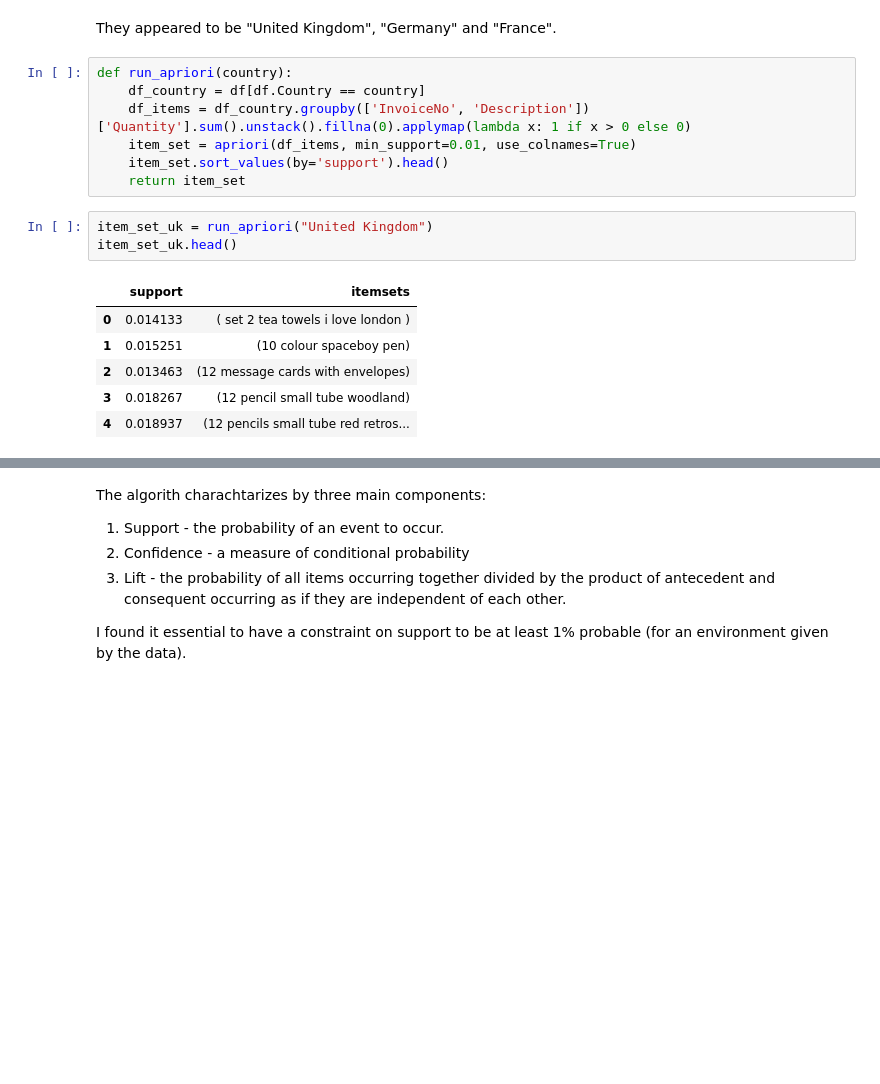
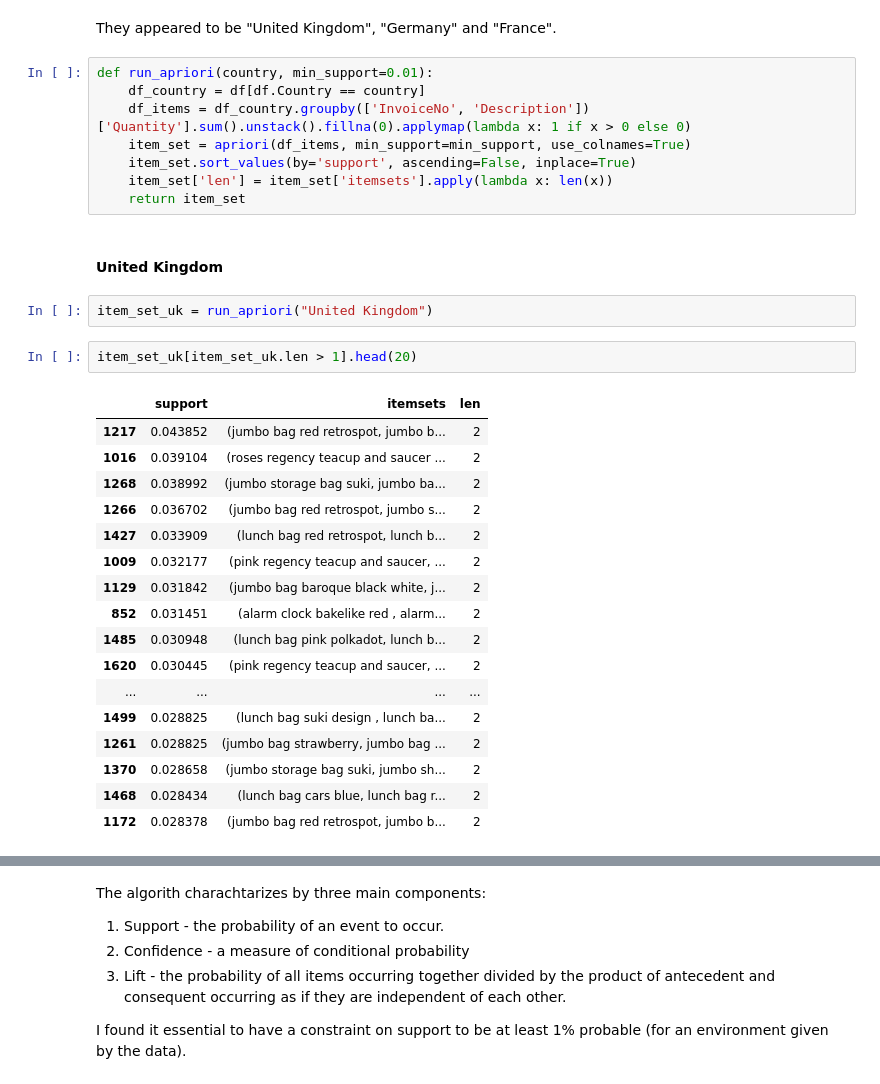
Before and after one commit to DanisAlukaev/Data-Mining, a Jupyter notebook: session01/4. Modeling.ipynb, the cells around one changed output, grey strips where cells are left out. Saved outputs shown, nothing was run; the diff lists cells and outputs as text; blank space fills up the shorter version.

```diff
--- a/session01/4. Modeling.ipynb
+++ b/session01/4. Modeling.ipynb
@@ -175,20 +175,35 @@ plt.show()
 # %% [markdown]
 They appeared to be "United Kingdom", "Germany" and "France".
 # %%
-def run_apriori(country):
+def run_apriori(country, min_support=0.01):
     df_country = df[df.Country == country]
     df_items = df_country.groupby(['InvoiceNo', 'Description'])['Quantity'].sum().unstack().fillna(0).applymap(lambda x: 1 if x > 0 else 0)
-    item_set = apriori(df_items, min_support=0.01, use_colnames=True)
-    item_set.sort_values(by='support').head()
+    item_set = apriori(df_items, min_support=min_support, use_colnames=True)
+    item_set.sort_values(by='support', ascending=False, inplace=True)
+    item_set['len'] = item_set['itemsets'].apply(lambda x: len(x))
     return item_set
+# %% [markdown]
+#### United Kingdom
 # %%
 item_set_uk = run_apriori("United Kingdom")
-item_set_uk.head()
-# %% [output]
-|  | support | itemsets |
-| 0 | 0.014133 | ( set 2 tea towels i love london ) |
-| 1 | 0.015251 | (10 colour spaceboy pen) |
-| 2 | 0.013463 | (12 message cards with envelopes) |
-| 3 | 0.018267 | (12 pencil small tube woodland) |
-| 4 | 0.018937 | (12 pencils small tube red retros... |
+# %%
+item_set_uk[item_set_uk.len > 1].head(20)
+# %% [output]
+|  | support | itemsets | len |
+| 1217 | 0.043852 | (jumbo bag red retrospot, jumbo b... | 2 |
+| 1016 | 0.039104 | (roses regency teacup and saucer ... | 2 |
+| 1268 | 0.038992 | (jumbo storage bag suki, jumbo ba... | 2 |
+| 1266 | 0.036702 | (jumbo bag red retrospot, jumbo s... | 2 |
+| 1427 | 0.033909 | (lunch bag red retrospot, lunch b... | 2 |
+| 1009 | 0.032177 | (pink regency teacup and saucer, ... | 2 |
+| 1129 | 0.031842 | (jumbo bag baroque black white, j... | 2 |
+| 852 | 0.031451 | (alarm clock bakelike red , alarm... | 2 |
+| 1485 | 0.030948 | (lunch bag pink polkadot, lunch b... | 2 |
+| 1620 | 0.030445 | (pink regency teacup and saucer, ... | 2 |
+| ... | ... | ... | ... |
+| 1499 | 0.028825 | (lunch bag suki design , lunch ba... | 2 |
+| 1261 | 0.028825 | (jumbo bag strawberry, jumbo bag ... | 2 |
+| 1370 | 0.028658 | (jumbo storage bag suki, jumbo sh... | 2 |
+| 1468 | 0.028434 | (lunch bag cars blue, lunch bag r... | 2 |
+| 1172 | 0.028378 | (jumbo bag red retrospot, jumbo b... | 2 |
 # %%
```
Also changed, not shown: parts of 9 cells of this notebook, 1 other file.
